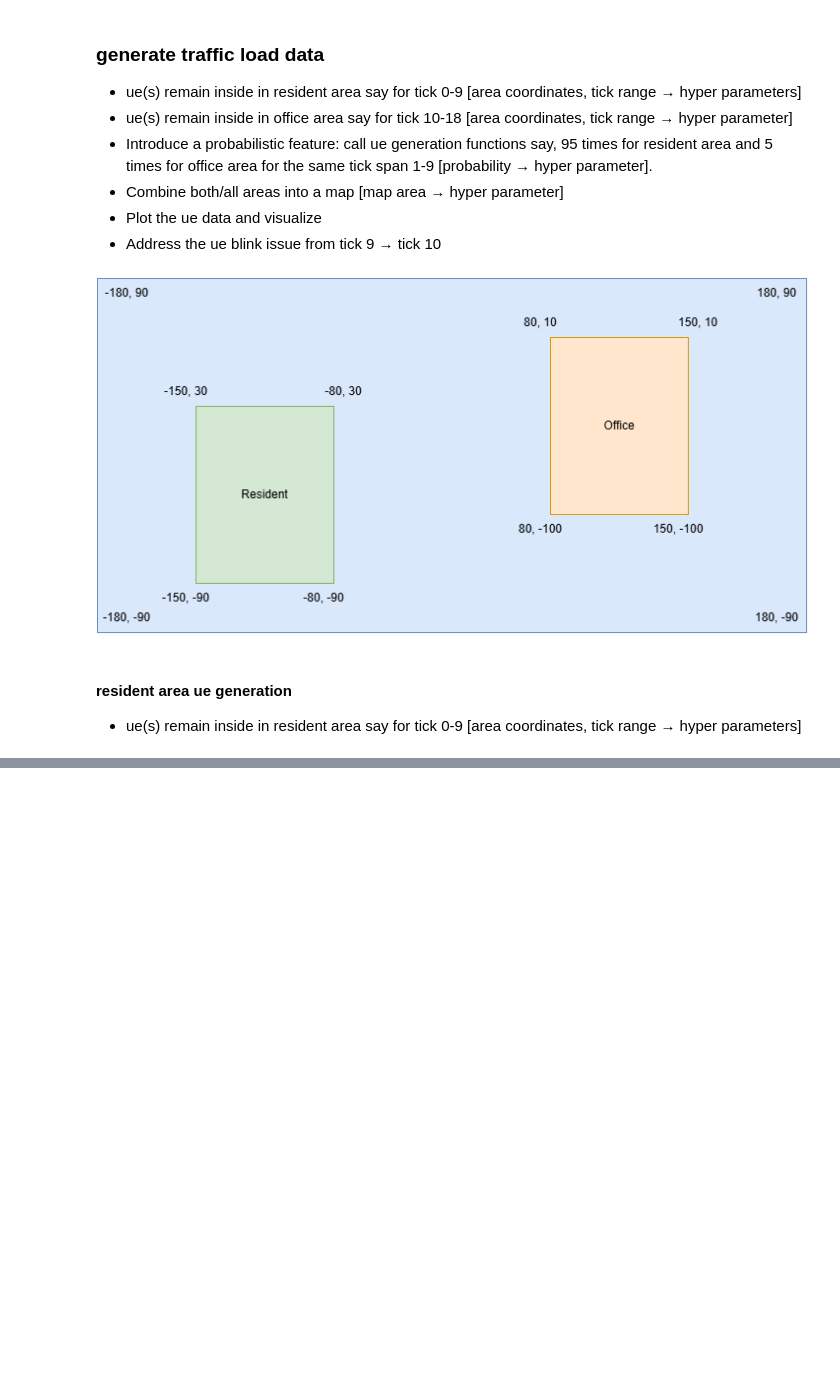
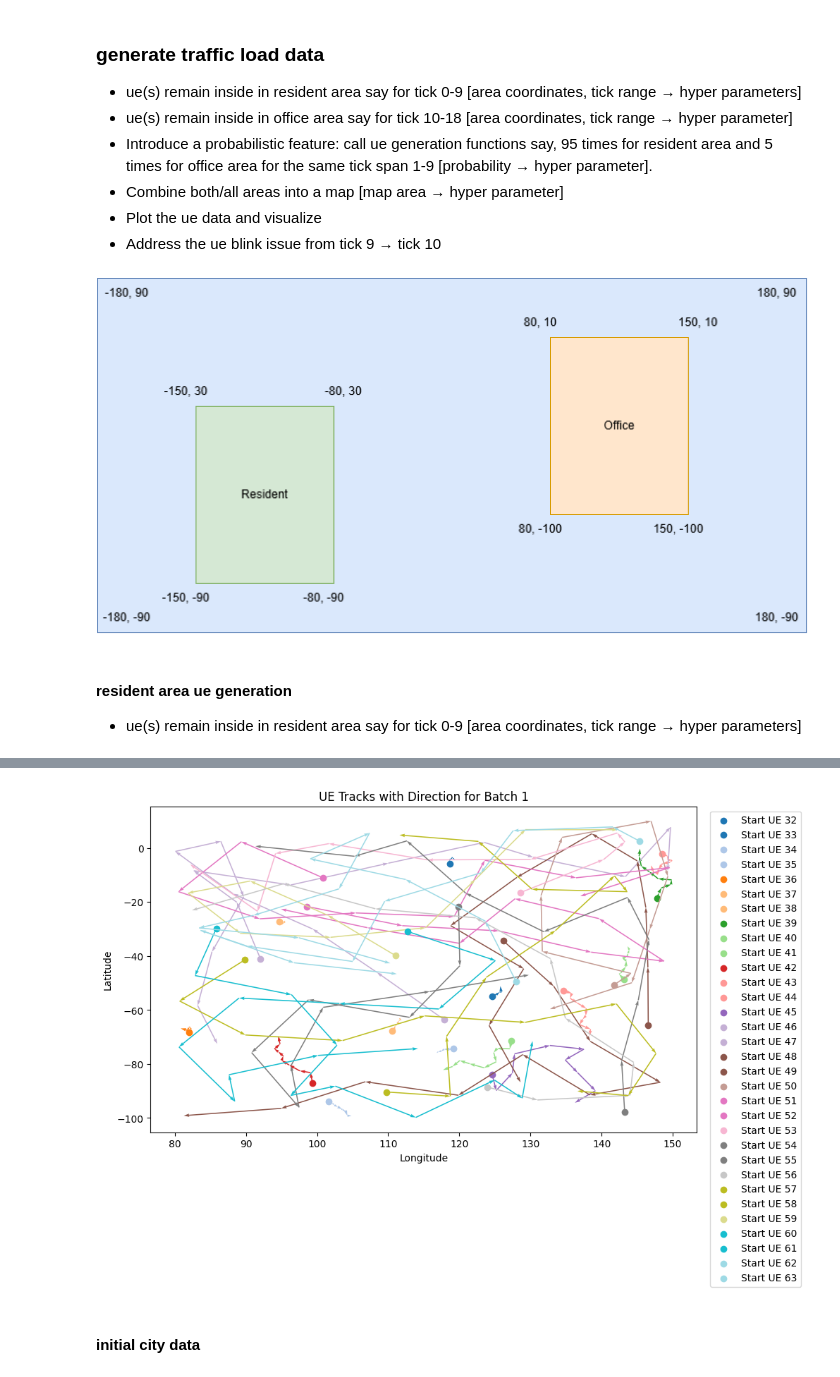
Before and after one commit to tanzim10/maveric, a Jupyter notebook: notebooks/traffic_model.ipynb, the cells around one changed output, grey strips where cells are left out. Cells and saved outputs as stored; diff of their text form; code cells hidden in the pictures; blank space fills up the shorter version.

```diff
--- a/notebooks/traffic_model.ipynb
+++ b/notebooks/traffic_model.ipynb
@@ -364,0 +394,26 @@ data2
+# %%
+office_params = params.copy()
+office_params["ue_tracks_generation"]["params"]["num_ticks"] = 10
+office_params["ue_tracks_generation"]["params"]["simulation_time_interval_seconds"] = 1
+office_params["ue_tracks_generation"]["params"]['lat_lon_boundaries'] = {
+    "min_lat": -100,
+    "max_lat": 10,
+    "min_lon": 80,
+    "max_lon": 150
+}
+# %%
+starting_ue_tick = {
+    'start_id' : 32,
+    'tick_start' : 10
+}
+
+office_0_9 = get_ue_data2(office_params, **starting_ue_tick)
+
+print(office_0_9.shape)
+print(office_0_9['mock_ue_id'].nunique())
+print(office_0_9['tick'].nunique())
+
+print(office_0_9['mock_ue_id'].unique())
+print(office_0_9['tick'].unique())
+
+office_0_9.head()
@@ -364,0 +433,6 @@ data2
+# %%
+plot_ue_tracks(office_0_9)
+# %% [output]
+[figure, added]
+# %% [markdown]
+#### initial city data
```
Also changed, not shown: parts of 15 cells of this notebook.
